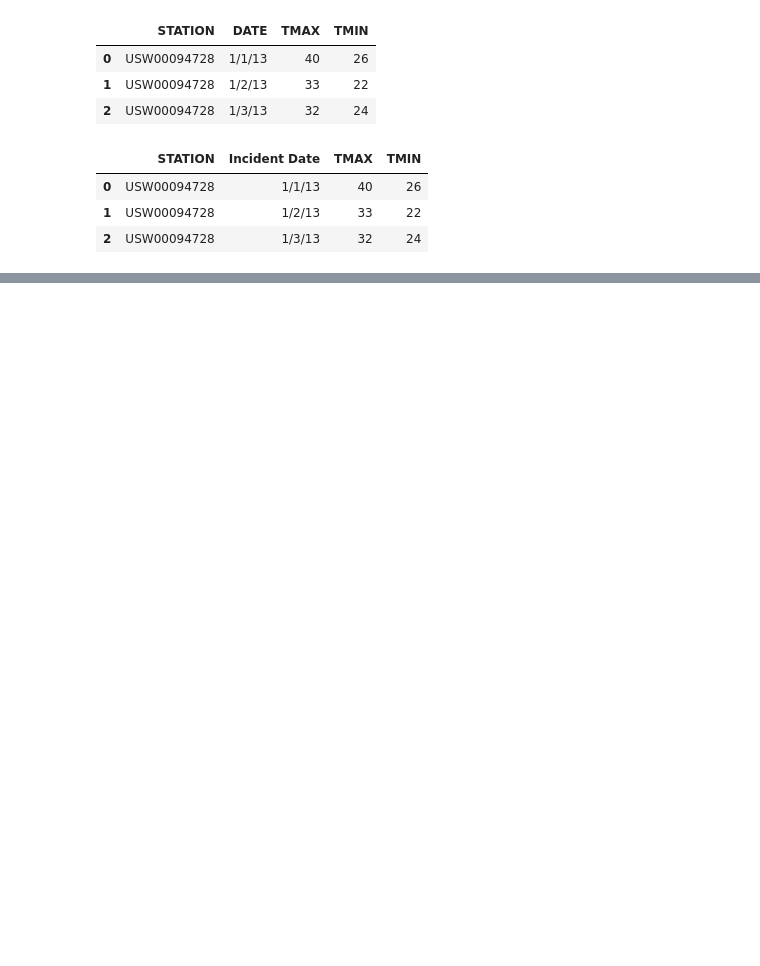
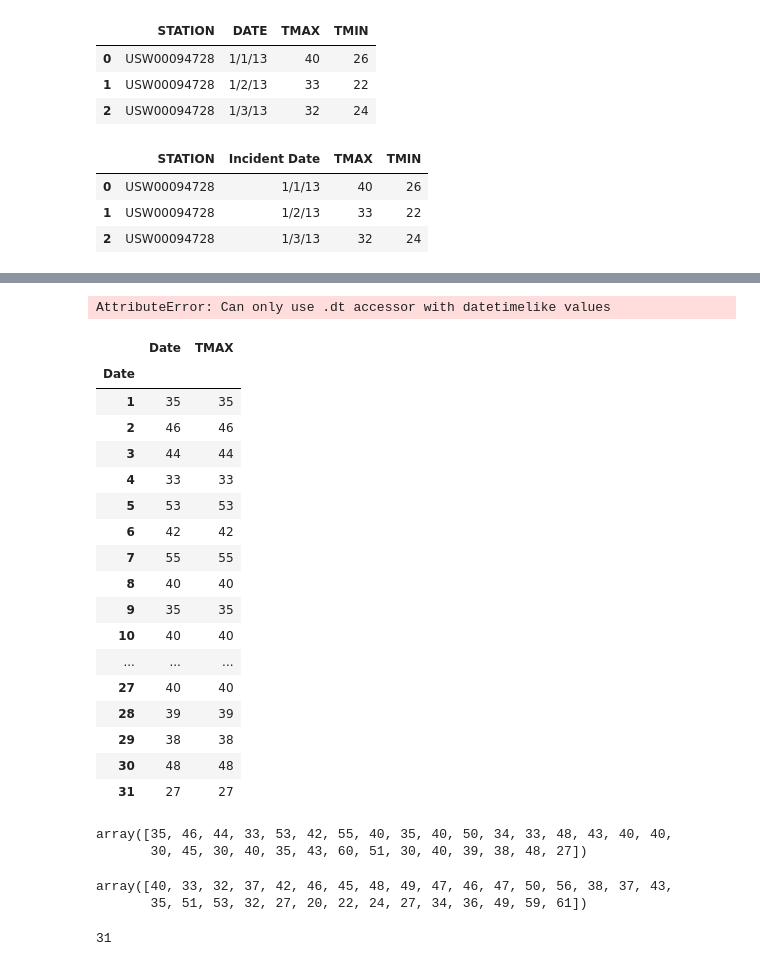
Before and after one commit to moutasemalakkad/ConEd-Gas-Leaks-Project, a Jupyter notebook: ConEd.ipynb, the cells around one changed output, grey strips where cells are left out. Cells and saved outputs as stored; diff of their text form; code cells hidden in the pictures; blank space fills up the shorter version.

Commit message:
api data-month and zip codes

```diff
--- a/ConEd.ipynb
+++ b/ConEd.ipynb
@@ -248,0 +269,6 @@ yr_2013.sort_values(by='Date')
+# %%
+month_data = year_data[year_data['Date'].dt.month == 1]
+month_data = month_data[['Date', 'TMAX']]
+# month_data['Date'] = pd.to_datetime(month_data['Date'], format = '%Y-%m-%d')
+month_data['Date'] = month_data['Date'].astype(str)
+month_data.dtypes
@@ -248,0 +326,30 @@ yr_2013.sort_values(by='Date')
+# %%
+day_leak_count = month_data.groupby([month_data['Date'].dt.day]).count()
+# %% [output]
+AttributeError: Can only use .dt accessor with datetimelike values
+# %%
+day_leak_count
+# %% [output]
+|  | Date | TMAX |
+| Date |  |  |
+| 1 | 35 | 35 |
+| 2 | 46 | 46 |
+| 3 | 44 | 44 |
+| 4 | 33 | 33 |
+| 5 | 53 | 53 |
+| 6 | 42 | 42 |
+| 7 | 55 | 55 |
+| 8 | 40 | 40 |
+| 9 | 35 | 35 |
+| 10 | 40 | 40 |
+| ... | ... | ... |
+| 27 | 40 | 40 |
+| 28 | 39 | 39 |
+| 29 | 38 | 38 |
+| 30 | 48 | 48 |
+| 31 | 27 | 27 |
+# %%
+day_leak_count.Date.values
+# %% [output]
+array([35, 46, 44, 33, 53, 42, 55, 40, 35, 40, 50, 34, 33, 48, 43, 40, 40,
+       30, 45, 30, 40, 35, 43, 60, 51, 30, 40, 39, 38, 48, 27])
@@ -248,0 +358,9 @@ yr_2013.sort_values(by='Date')
+# %%
+day_temp_values.values
+# %% [output]
+array([40, 33, 32, 37, 42, 46, 45, 48, 49, 47, 46, 47, 50, 56, 38, 37, 43,
+       35, 51, 53, 32, 27, 20, 22, 24, 27, 34, 36, 49, 59, 61])
+# %%
+print(len(day_leak_count))
+# %% [output]
+31
```
Also changed, not shown: parts of 13 cells of this notebook, 4 other files.
